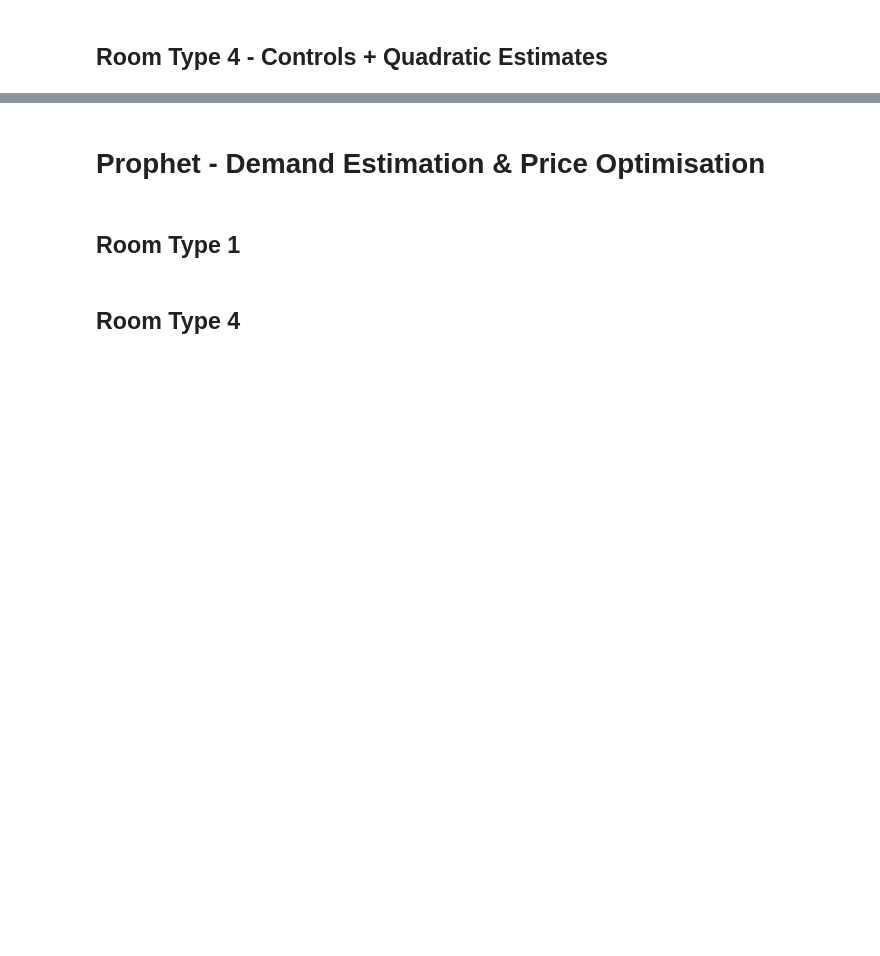
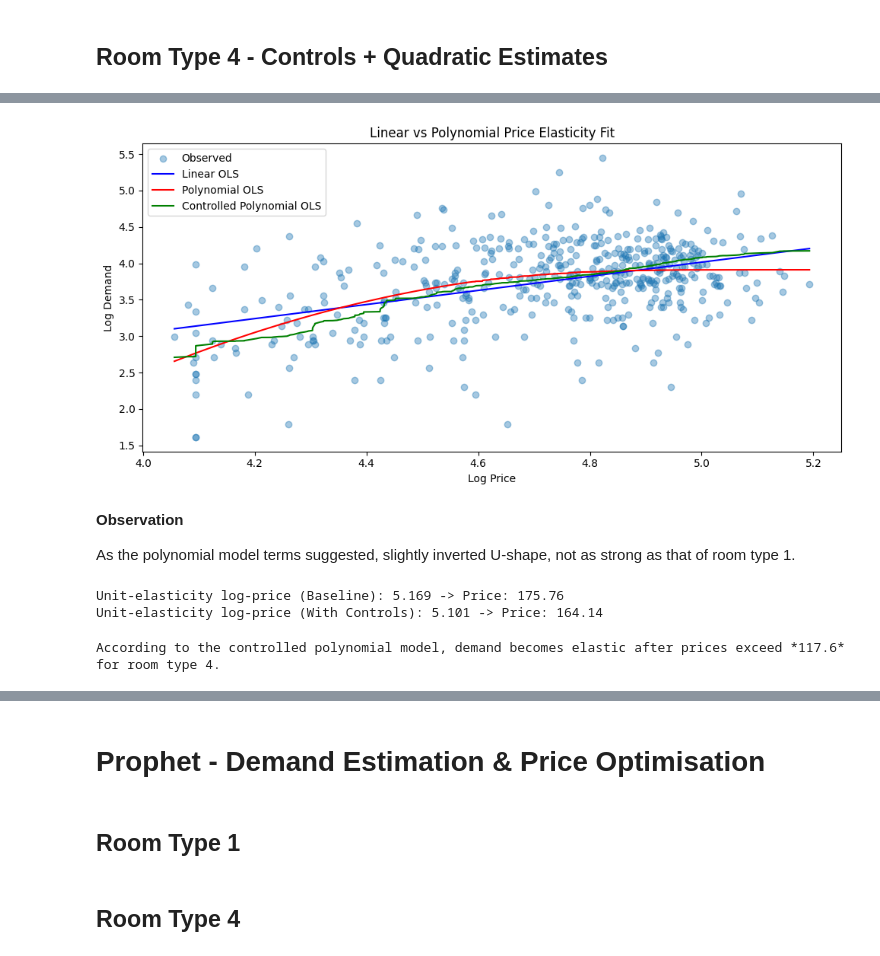
Before and after one commit to munas-git/Prophet-Demand-Forecasting-and-Price-Optimisation, a Jupyter notebook: analysis.ipynb, the cells around one changed output, grey strips where cells are left out. Drawn from its saved outputs; the diff is of its cells as text; code cells hidden in the pictures; blank space fills up the shorter version.

```diff
--- a/analysis.ipynb
+++ b/analysis.ipynb
@@ -885,0 +997,11 @@ It is worth noting that eventhough I calculated demand as ***local elasticity at
+# %%
+# linear OLS
+X_linear_4 = sm.add_constant(room_type_4_df['log_price'])
+model_linear_4 = sm.OLS(room_type_4_df['log_demand'], X_linear_4).fit()
+room_type_4_df['pred_linear'] = model_linear_4.predict(X_linear_4)
+
+# Quadratic OLS - log-price
+room_type_4_df['log_price_squared'] = room_type_4_df['log_price'] ** 2
+X_poly_4 = sm.add_constant(room_type_4_df[['log_price', 'log_price_squared']])
+model_poly_4 = sm.OLS(room_type_4_df['log_demand'], X_poly_4).fit()
+room_type_4_df['pred_poly'] = model_poly_4.predict(X_poly_4)
@@ -886,2 +1065,15 @@ It is worth noting that eventhough I calculated demand as ***local elasticity at
 # %% [markdown]
 ## Room Type 4 - Controls + Quadratic Estimates
+# %%
+X_full = room_type_4_df[[
+    'log_price', 'log_price_squared',
+    'weekend_nights', 'lead_time', 'previous_cancellations',
+    'market_segment_Complementary'
+] + [col for col in room_type_4_df.columns if col.startswith(('year_', 'month_'))]]
+
+bool_cols = X_full.select_dtypes(include = 'bool').columns
+X_full[bool_cols] = X_full[bool_cols].astype(int)
+
+X_full = sm.add_constant(X_full)
+model_poly_cov = sm.OLS(room_type_4_df['log_demand'], X_full).fit()
+room_type_4_df['pred_poly_cov'] = model_poly_cov.predict(X_full)
@@ -887,0 +1134,49 @@ It is worth noting that eventhough I calculated demand as ***local elasticity at
+# %%
+plt.figure(figsize = (10, 5))
+
+plt.scatter(room_type_4_df['log_price'], room_type_4_df['log_demand'], alpha = 0.4, label = 'Observed')
+
+plt.plot(room_type_4_df['log_price'], sorted(room_type_4_df['pred_linear']),
+         label = 'Linear OLS', color = 'blue')
+plt.plot(room_type_4_df['log_price'], sorted(room_type_4_df['pred_poly']),
+         label = 'Polynomial OLS', color = 'red')
+plt.plot(room_type_4_df['log_price'], sorted(room_type_4_df['pred_poly_cov']),
+         label = 'Controlled Polynomial OLS', color = 'green')
+
+plt.xlabel('Log Price')
+plt.ylabel('Log Demand')
+plt.title('Linear vs Polynomial Price Elasticity Fit')
+plt.legend()
+plt.tight_layout();
+# %% [output]
+[figure, added]
+# %% [markdown]
+**Observation**
+
+As the polynomial model terms suggested, slightly inverted U-shape, not as strong as that of room type 1.
+# %%
+rmt_4_beta_1 = model_poly_4.params['log_price']
+rmt_4_beta_2 = model_poly_4.params['log_price_squared']
+
+rmt_4_beta_1_cov = model_poly_cov.params['log_price']
+rmt_4_beta_2_cov = model_poly_cov.params['log_price_squared']
+
+# log_price where elasticity = -1:  b1 + 2*b2*log_price = -1
+rt4_log_price_unit_elastic_baseline = (-1 - rmt_4_beta_1) / (2 * rmt_4_beta_2)
+rt4_log_price_unit_elastic_cov = (-1 - rmt_4_beta_1_cov) / (2 * rmt_4_beta_2_cov)
+
+rt4_price_unit_elastic_baseline = np.exp(rt4_log_price_unit_elastic_baseline)
+rt4_price_unit_elastic_cov = np.exp(rt4_log_price_unit_elastic_cov)
+
+print(f'Unit-elasticity log-price (Baseline): {rt4_log_price_unit_elastic_baseline:.3f} -> Price: {rt4_price_unit_elastic_baseline:.2f}')
+print(f'Unit-elasticity log-price (With Controls): {rt4_log_price_unit_elastic_cov:.3f} -> Price: {rt4_price_unit_elastic_cov:.2f}')
+# %% [output]
+Unit-elasticity log-price (Baseline): 5.169 -> Price: 175.76
+Unit-elasticity log-price (With Controls): 5.101 -> Price: 164.14
+# %%
+rmt_4_turning_point_log_price_1_cont = -rmt_4_beta_1_cov / (2 * rmt_4_beta_2_cov)
+rmt_4_turning_point_price_1_cont = np.exp(rmt_4_turning_point_log_price_1_cont)
+
+print(f'According to the controlled polynomial model, demand becomes elastic after prices exceed *{round(rmt_4_turning_point_price_1_cont, 2)}* for room type 4.')
+# %% [output]
+According to the controlled polynomial model, demand becomes elastic after prices exceed *117.6* for room type 4.
```
Also changed, not shown: parts of 28 cells of this notebook.
